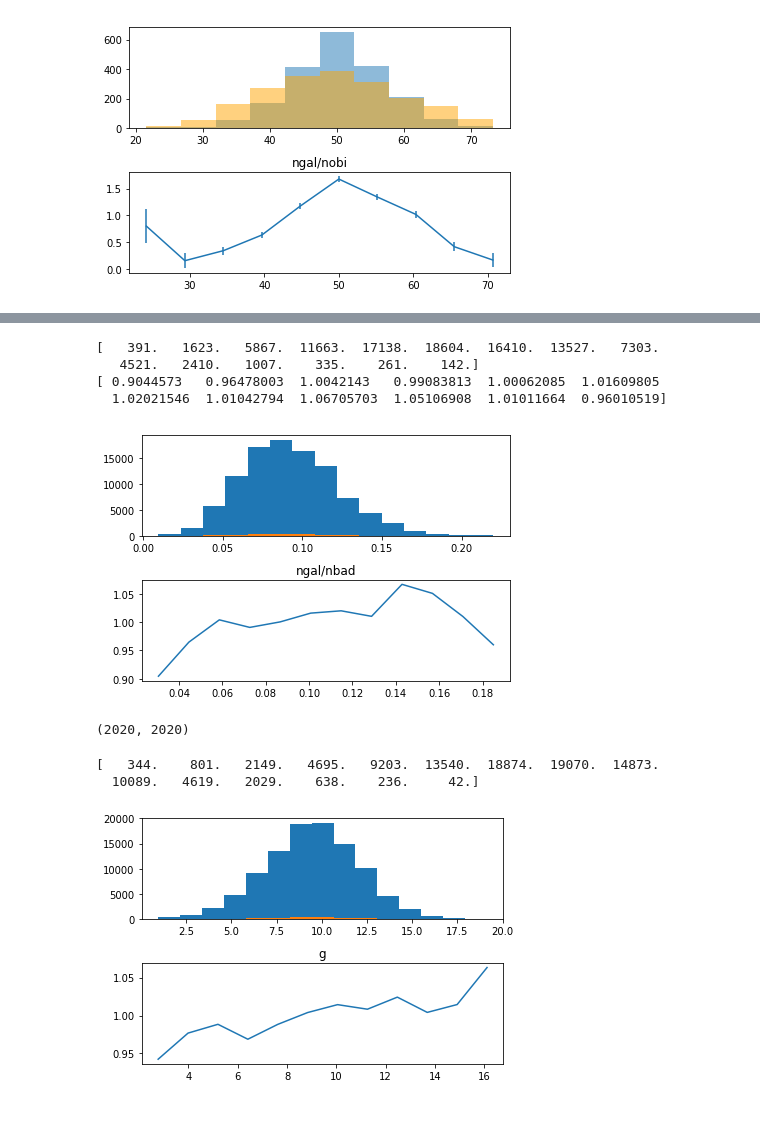
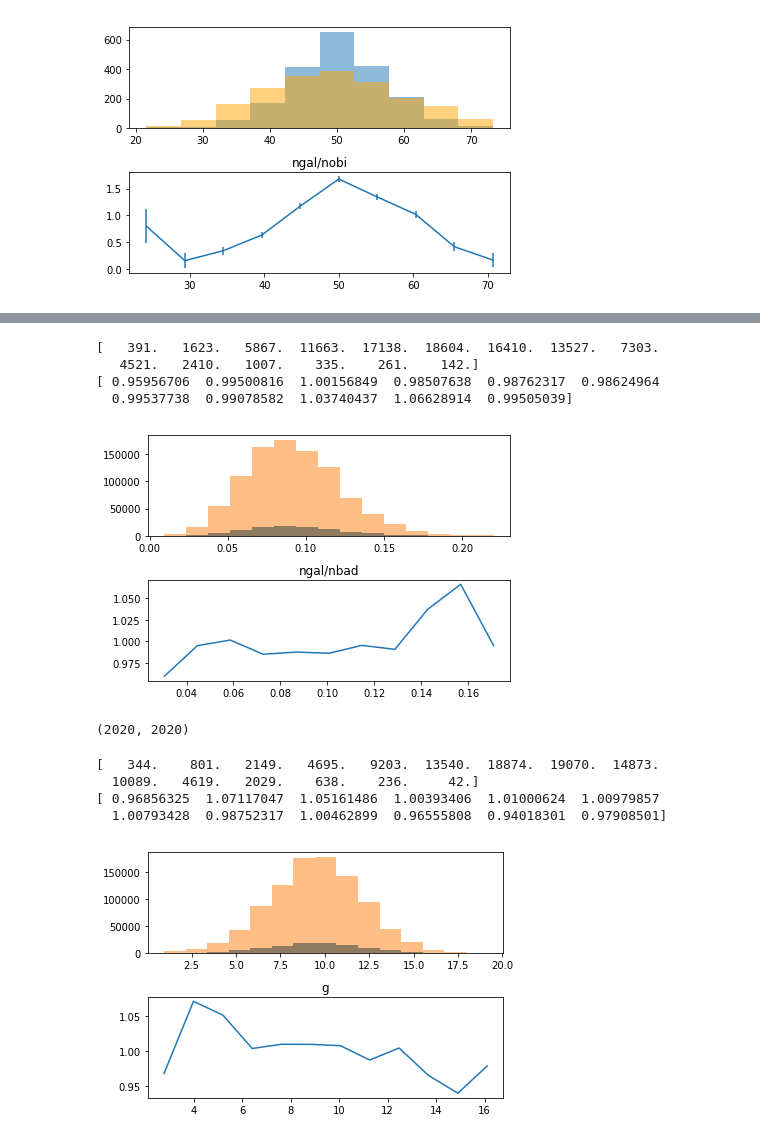
Before and after one commit to DriftingPig/Drones, a Jupyter notebook: obiwan_analysis/ang_corr/ipynb/200per_0215_validation.ipynb, the cells around one changed output, grey strips where cells are left out. Saved outputs shown, nothing was run; the diff lists cells and outputs as text; code cells hidden in the pictures.

```diff
--- a/obiwan_analysis/ang_corr/ipynb/200per_0215_validation.ipynb
+++ b/obiwan_analysis/ang_corr/ipynb/200per_0215_validation.ipynb
@@ -507,0 +506,5 @@ False
+# %%
+n,bins,patches = plt.hist(real_elg_dat['num2'],bins=10)
+ss = real_elg_dat['num'].sum()/real_elg_dat['num2'].sum()
+n2,bins2,patches2  = plt.hist(real_elg_dat['num']/ss,bins = bins,alpha=0.5)
+y2 = bins[:-1]+(bins[1]-bins[0])/2
@@ -507,0 +513,3 @@ False
+# %%
+n,bins,patches = plt.hist(real_elg_dat['num2'],bins=10,weight = real_elg_dat['num2'])
+plt.plot(bins[:-1]+(bins[1]-bins[0])/2,n/n2/(n/n2).mean())
@@ -542,31 +553,31 @@ obiwan_w_bad = bad_pix()
 # %%
 n_ratio = obiwan_w_bad['num_bad']/obiwan_w_bad['num_all']
 def Hist2(quantity1,quantity2 = 'num',title = 'ngal/nbad',inf=1,sup=-2):
     mean1 = quantity1.mean()
     mean2 = real_elg_dat[quantity2].mean()
     plt.subplot(2,1,1)
     n,bins,patches = plt.hist(quantity1,bins = 15,weights = real_elg_dat[quantity2])
-    n2,bins2,patches2 = plt.hist(quantity1,bins = bins)
+    n2,bins2,patches2 = plt.hist(quantity1,bins = bins,weights=obiwan_dat['num2'],alpha=0.5)
     assert((bins == bins2).all())
     plt.subplot(2,1,2)
     bin_center = (bins[1]-bins[0])/2.+bins[:-1]
     mean = (n[inf:sup]/n2[inf:sup]).mean()
     y = n[inf:sup]/n2[inf:sup]/mean
     print(n)
     print(y)
     plt.plot(bin_center[inf:sup],y)
     #plt.hist(bin_center[2:-2], rattio)
     plt.title(title)
     plt.tight_layout()
 
     return n,n2,bins
-n,n2,bins = Hist2(n_ratio)
+n,n2,bins = Hist2(n_ratio,sup=-3)
 # %% [output]
 [   391.   1623.   5867.  11663.  17138.  18604.  16410.  13527.   7303.
    4521.   2410.   1007.    335.    261.    142.]
-[ 0.9044573   0.96478003  1.0042143   0.99083813  1.00062085  1.01609805
-  1.02021546  1.01042794  1.06705703  1.05106908  1.01011664  0.96010519]
+[ 0.95956706  0.99500816  1.00156849  0.98507638  0.98762317  0.98624964
+  0.99537738  0.99078582  1.03740437  1.06628914  0.99505039]
-[figure, old version]
+[figure, new version]
 # %%
 len(obiwan_w_bad),len(real_elg_dat)
 # %% [output]
@@ -577,7 +588,9 @@ ss = Hist2(obiwan_dat['hist_mag_diff_g'],title = 'g')
 # %% [output]
 [   344.    801.   2149.   4695.   9203.  13540.  18874.  19070.  14873.
   10089.   4619.   2029.    638.    236.     42.]
+[ 0.96856325  1.07117047  1.05161486  1.00393406  1.01000624  1.00979857
+  1.00793428  0.98752317  1.00462899  0.96555808  0.94018301  0.97908501]
-[figure, old version]
+[figure, new version]
 # %%
 ss = Hist2(obiwan_dat['hist_mag_diff_z'],quantity2 = 'num',title = 'z',inf =4,sup=-1)
 # %% [output]
```
Also changed, not shown: parts of 11 cells of this notebook, 1 other file.
